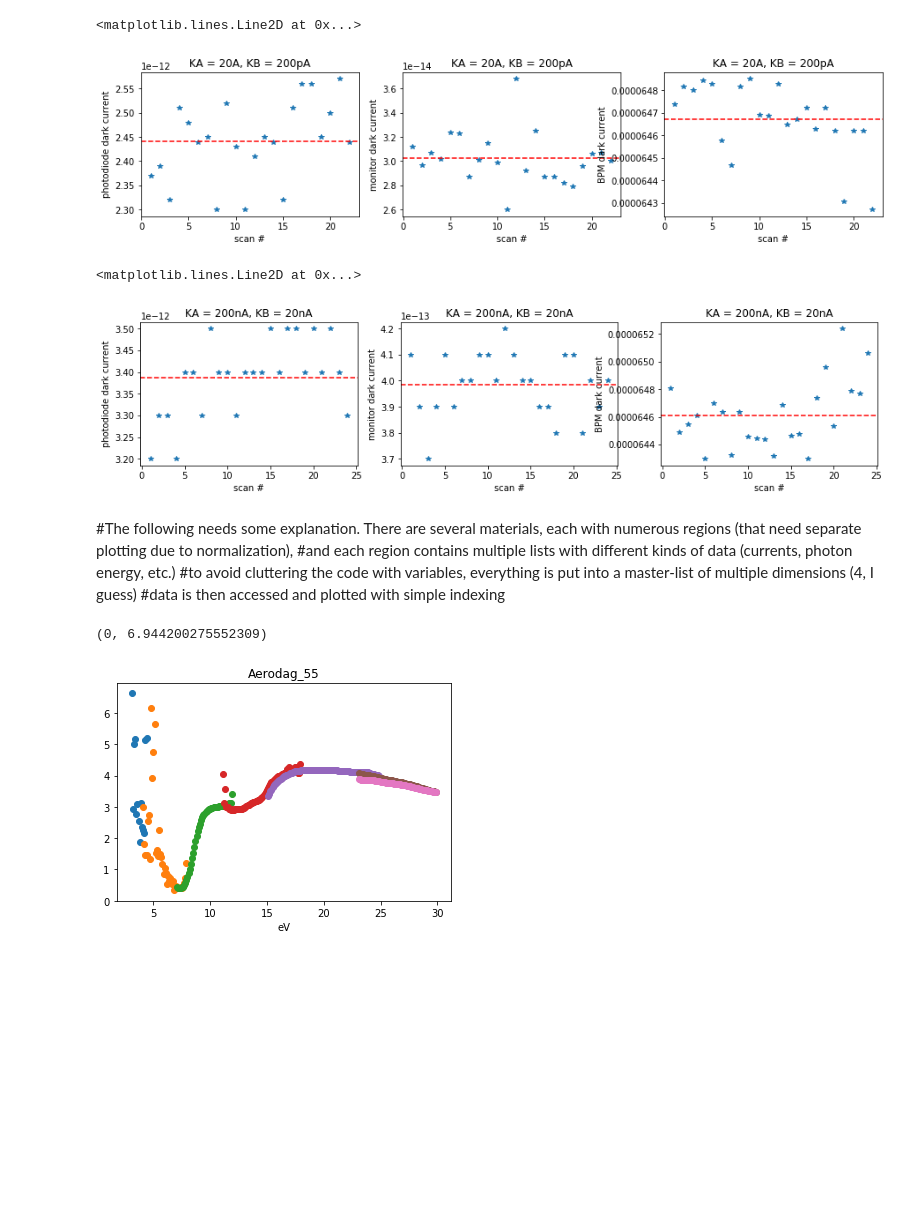
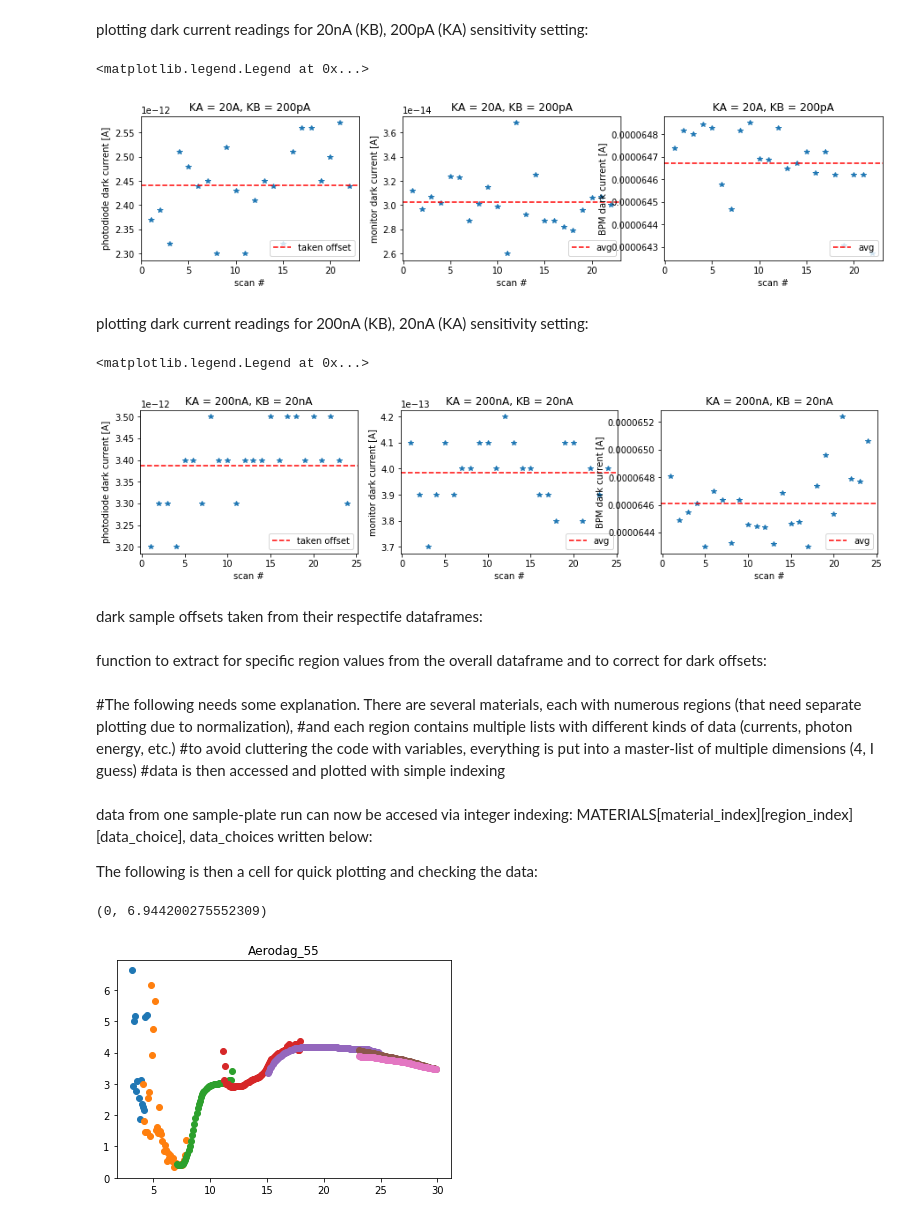
Before and after one commit to sebastiankalos/Elettra_data, a Jupyter notebook: BEAR_analysis.ipynb, the cells around one changed output. Cells and saved outputs as stored; diff of their text form; code cells hidden in the pictures; blank space fills up the shorter version.

```diff
--- a/BEAR_analysis.ipynb
+++ b/BEAR_analysis.ipynb
@@ -91,25 +97,20 @@ def get_region_df(reg_filename, reg_number, material_name):
 # %%
 def concate_data(materials, regs_per_sample, file_number):
-#A function that concates dataframes from all regions (Each read separately from its own file) into a large dataframe
+#A function that concates dataframes from all regions (each reagion read separately from its own file) into a large dataframe
 
-    if "dark" in materials[0]: #for dark offsets, we use a single file, not regionwise --> different filename
-        df = get_region_df(f"/Users/sebastiankalos/Documents/Moondust/Elettra_data/20210802_arneodo/file(1)" + "{:04d}".format(file_number) + ".txt", 0, "no material (dark)")
+    if "dark" in materials[0]: #for dark offsets ("dark" keyword needed instead of materials list), we use a single file, not regionwise --> different filename used
+        df = get_region_df(f"20210802_arneodo/file(1)" + "{:04d}".format(file_number) + ".txt", 0, "no material (dark)") #get dataframe using get_region_df function
         return(df)
-    else:
-        all_run_regions = []
-        for j in range(0,len(materials)): #for each material
+    else: #for regular datafiles (not dark offset --> separate files for each region)
+        all_run_regions = [] #list that will store dataframes to be concated
+        for j in range(0,len(materials)): #for each material (cannot use 'for material in materials' because of the file numbering)
             material_name = materials[j] #copy name of the material
 
-            for i in range(regs_per_sample * j + 1, regs_per_sample * (j+1) +1): #for each region corresponding to this material (note the region numering!)
+            for i in range(regs_per_sample * j + 1, regs_per_sample * (j+1) +1): #for each region corresponding to this material (note the region numbering!)
+                #first material on a sample holder has files 1,...,7, second 8,...,14, etc
 
-                #read the corresponding textfile and extract its data into a dataframe using a function defined above
-                if "photodiode" in material_name: #for photodiode readings
-                    append_this = get_region_df(f"/Users/sebastiankalos/Documents/Moondust/Elettra_data/20210802_arneodo/file(1)_Region {i}__" + "{:04d}".format(file_number) + ".txt",i, material_name)
-                    all_run_regions.append(append_this)
-
-                else: #for normal signal readings
-                    append_this = get_region_df(f"/Users/sebastiankalos/Documents/Moondust/Elettra_data/20210802_arneodo/file(1)_Region {i}__" + "{:04d}".format(file_number) + ".txt",i, material_name)
-                    all_run_regions.append(append_this) #append the dataframe to others
+                append_this = get_region_df(f"20210802_arneodo/file(1)_Region {i}__" + "{:04d}".format(file_number) + ".txt",i, material_name)
+                all_run_regions.append(append_this) #append the dataframe to others
 
         df = pd.concat(all_run_regions, ignore_index=True, sort=False) #combine all region and material dataframes into a single large one, without sorting (done separately later)
     return(df)
@@ -160,12 +171,14 @@ plt3.axhline(y=PD_200pA_200pA_I_BPM_offset, color='r', linestyle='--', label="av
+# %% [markdown]
+plotting dark current readings for 20nA (KB), 200pA (KA) sensitivity setting:
 # %%
 #photodiode dark offsets: KB 20nA, KA 200pA
 fig, (plt1, plt2, plt3) = plt.subplots(1, 3, figsize=(15, 3)) #initialize a double plot
 plt1.plot(df_photodiode_dark_20nA_200pA['phot_E'], df_photodiode_dark_20nA_200pA['I_sample'], '*')
 plt2.plot(df_photodiode_dark_20nA_200pA['phot_E'], df_photodiode_dark_20nA_200pA['I_monitor'], '*')
 plt3.plot(df_photodiode_dark_20nA_200pA['phot_E'], df_photodiode_dark_20nA_200pA['I_BPM_sum'], '*')
-plt1.set_ylabel('photodiode dark current')
-plt2.set_ylabel('monitor dark current')
-plt3.set_ylabel('BPM dark current')
+plt1.set_ylabel('photodiode dark current [A]')
+plt2.set_ylabel('monitor dark current [A]')
+plt3.set_ylabel('BPM dark current [A]')
 plt1.set_xlabel('scan #')
 plt2.set_xlabel('scan #')
 plt3.set_xlabel('scan #')
@@ -175,24 +188,29 @@ plt3.set_title('KA = 20A, KB = 200pA')
 
 PD_20nA_200pA_I_sample_offset = sum(df_photodiode_dark_20nA_200pA['I_sample'].tolist())/len(df_photodiode_dark_20nA_200pA['I_sample'].tolist())
 plt1.axhline(y=PD_20nA_200pA_I_sample_offset, color='r', linestyle='--', label="taken offset")
+plt1.legend(loc="lower right")
 
 PD_20nA_200pA_I_monitor_offset = sum(df_photodiode_dark_20nA_200pA['I_monitor'].tolist())/len(df_photodiode_dark_20nA_200pA['I_monitor'].tolist())
 plt2.axhline(y=PD_20nA_200pA_I_monitor_offset, color='r', linestyle='--', label="avg")
+plt2.legend(loc="lower right")
 
 PD_20nA_200pA_I_BPM_offset = sum(df_photodiode_dark_20nA_200pA['I_BPM_sum'].tolist())/len(df_photodiode_dark_20nA_200pA['I_BPM_sum'].tolist())
 plt3.axhline(y=PD_20nA_200pA_I_BPM_offset, color='r', linestyle='--', label="avg")
+plt3.legend(loc="lower right")
 # %% [output]
-<matplotlib.lines.Line2D at 0x...>
+<matplotlib.legend.Legend at 0x...>
-[figure, old version]
+[figure, new version]
+# %% [markdown]
+plotting dark current readings for 200nA (KB), 20nA (KA) sensitivity setting:
 # %%
 #photodiode dark offsets: KB 200nA, KA 20nA
 fig, (plt1, plt2, plt3) = plt.subplots(1, 3, figsize=(15, 3)) #initialize a double plot
 plt1.plot(df_photodiode_dark_200nA_20nA['phot_E'], df_photodiode_dark_200nA_20nA['I_sample'], '*')
 plt2.plot(df_photodiode_dark_200nA_20nA['phot_E'], df_photodiode_dark_200nA_20nA['I_monitor'], '*')
 plt3.plot(df_photodiode_dark_200nA_20nA['phot_E'], df_photodiode_dark_200nA_20nA['I_BPM_sum'], '*')
-plt1.set_ylabel('photodiode dark current')
-plt2.set_ylabel('monitor dark current')
-plt3.set_ylabel('BPM dark current')
+plt1.set_ylabel('photodiode dark current [A]')
+plt2.set_ylabel('monitor dark current [A]')
+plt3.set_ylabel('BPM dark current [A]')
 plt1.set_xlabel('scan #')
 plt2.set_xlabel('scan #')
 plt3.set_xlabel('scan #')
@@ -200,16 +218,20 @@ plt1.set_title('KA = 200nA, KB = 20nA')
 plt2.set_title('KA = 200nA, KB = 20nA')
 plt3.set_title('KA = 200nA, KB = 20nA')
 
-
 PD_200nA_20nA_I_sample_offset = sum(df_photodiode_dark_200nA_20nA['I_sample'].tolist())/len(df_photodiode_dark_200nA_20nA['I_sample'].tolist())
 plt1.axhline(y=PD_200nA_20nA_I_sample_offset, color='r', linestyle='--', label="taken offset")
+plt1.legend(loc="lower right")
 
 PD_200nA_20nA_I_monitor_offset = sum(df_photodiode_dark_200nA_20nA['I_monitor'].tolist())/len(df_photodiode_dark_200nA_20nA['I_monitor'].tolist())
 plt2.axhline(y=PD_200nA_20nA_I_monitor_offset, color='r', linestyle='--', label="avg")
+plt2.legend(loc="lower right")
 
 PD_200nA_20nA_I_BPM_offset = sum(df_photodiode_dark_200nA_20nA['I_BPM_sum'].tolist())/len(df_photodiode_dark_200nA_20nA['I_BPM_sum'].tolist())
 plt3.axhline(y=PD_200nA_20nA_I_BPM_offset, color='r', linestyle='--', label="avg")
+plt3.legend(loc="lower right")
 # %% [output]
-<matplotlib.lines.Line2D at 0x...>
+<matplotlib.legend.Legend at 0x...>
-[figure, old version]
+[figure, new version]
+# %% [markdown]
+dark sample offsets taken from their respectife dataframes:
 # %%
@@ -238,4 +258,6 @@ I_BPM_dark_20nA_offset = sum(I_BPM_dark_20nA)/len(I_BPM_dark_20nA)
 
 I_BPM_dark_200pA = df_dark_200pA['I_BPM_sum'].tolist()
 I_BPM_dark_200pA_offset = sum(I_BPM_dark_200pA)/len(I_BPM_dark_200pA)
+# %% [markdown]
+function to extract for specific region values from the overall dataframe and to correct for dark offsets:
 # %%
@@ -288,34 +317,37 @@ for material_name in materials: #for each material name in the list (among globa
     count += regs_per_sample
+# %% [markdown]
+data from one sample-plate run can now be accesed via integer indexing:
+MATERIALS[material_index][region_index][data_choice], data_choices written below:
+
+The following is then a cell for quick plotting and checking the data:
 # %%
 marker = 'o'
 
 # plot options for xvals and yvals:
 # 0 --> sample_I
 # 1 --> monitor_I
 # 2 --> phot_E
 # 3 --> I_BPM
 # 4 --> norm_I_byMonit
 # 5 --> norm_I_byBPM
 # 6 --> sample_I error (absolute)
 # 7 --> moitor_I error (absolute)
 # 8 --> I_BPM error (absolute)
 # 9 --> norm_I_byMonit error (absolute)
 # 10 --> norm_I_byBPM error (absolute)
 
 x_choice = 2
 y_choice = 4
 
 material_index = 0
 
-for region_index in range(0, regs_per_sample):
+for region_index in range(0, regs_per_sample): #plot region-by-region (each with different color)
     plt.plot(MATERIALS[material_index][region_index][x_choice], MATERIALS[material_index][region_index][y_choice], marker)
     plt.title(materials[material_index])
 
-plt.xlabel('eV')
 plt.gca().set_ylim(bottom=0)
-#plt.gca().set_ylim(top=5)
 # %% [output]
 (0, 6.944200275552309)
-[figure, old version]
+[figure, new version]
 # %%
 def convert_eV_to_wavelength(energy_eV_list):
```
Also changed, not shown: parts of 20 cells of this notebook.
